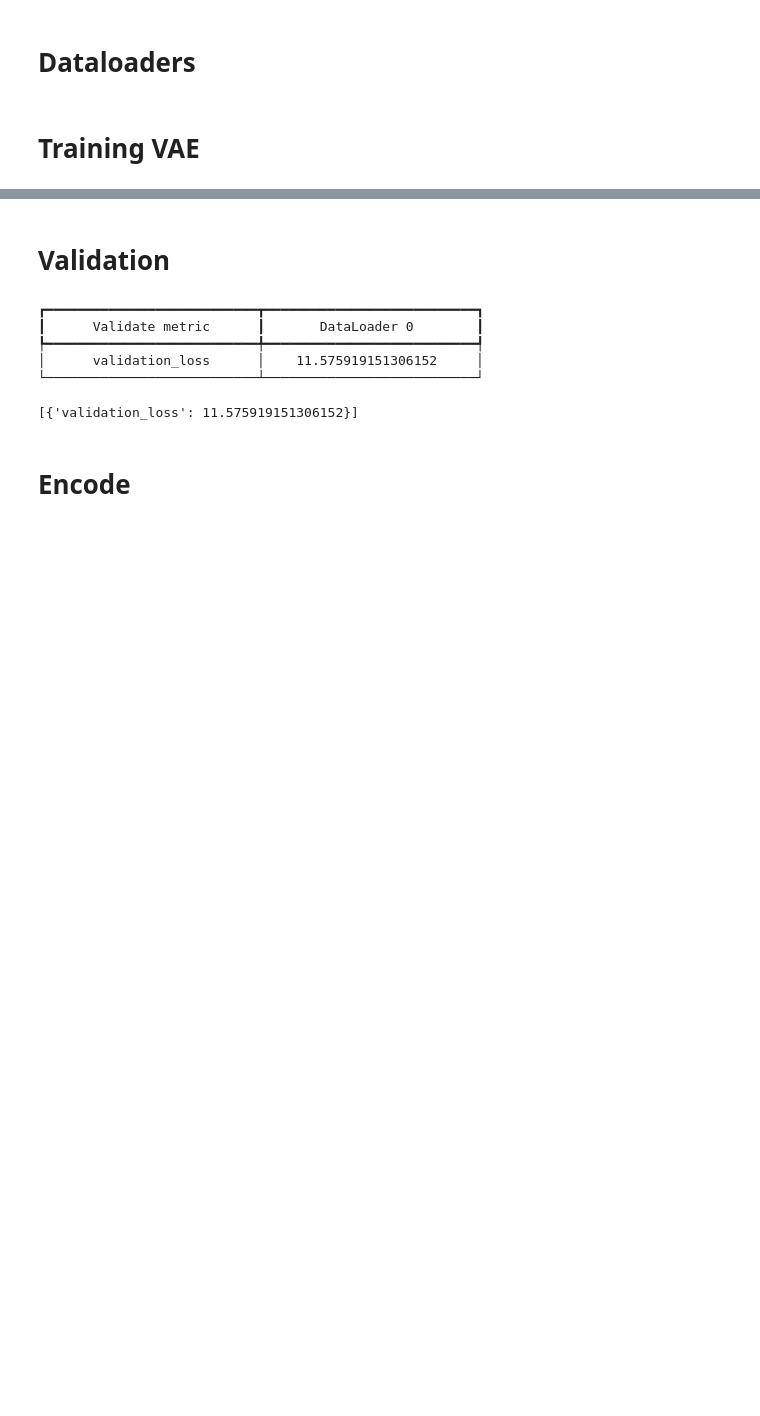
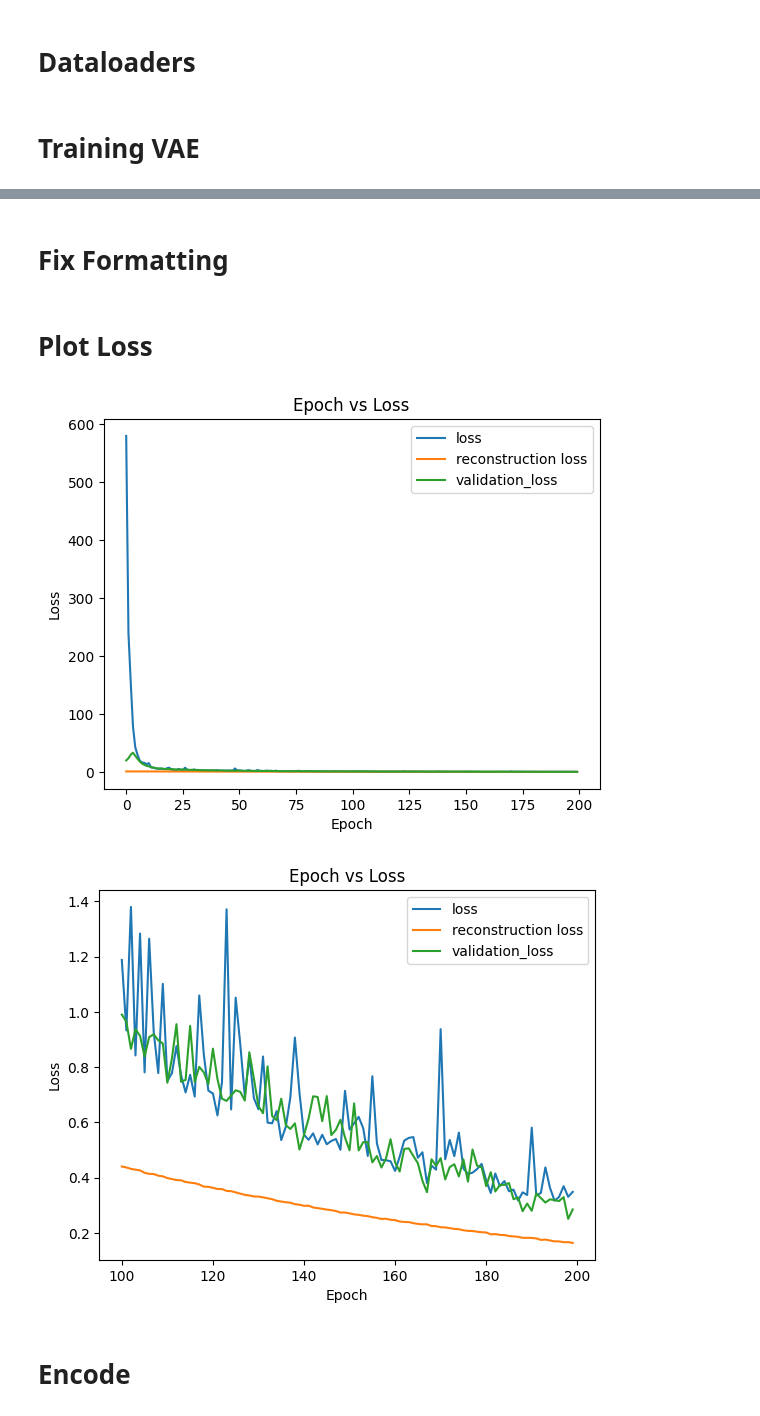
Before and after one commit to AlexanderFastner/Protein-Embeddings-to-Phylogenies, a Jupyter notebook: VAE.ipynb, the cells around one changed output, grey strips where cells are left out. Drawn from its saved outputs; the diff is of its cells as text; code cells hidden in the pictures; blank space fills up the shorter version.

```diff
--- a/VAE.ipynb
+++ b/VAE.ipynb
@@ -125,14 +120,72 @@ To enable them in other operations, rebuild TensorFlow with the appropriate comp
 # %% [markdown]
-# Validation
+# Fix Formatting
 # %%
-trainer.validate(vae, val_dataloader)
+def find_largest_number(root_dir):
+    largest_number = 0
+    for subdir, dirs, files in os.walk(root_dir):
+        for dir_name in dirs:
+            match = re.search(r'\d+', dir_name)
+            if match:
+                current_number = int(match.group())
+                if current_number > largest_number:
+                    largest_number = current_number
+    return largest_number
+
+largest_num = find_largest_number("./lightning_logs")
+
+#Fix formatting
+with open('lightning_logs/version_' + str(largest_num) + '/metrics.csv', 'r') as file:
+    reader = csv.reader(file)
+    rows = list(reader)
+
+combined_rows = []
+header_row = ['train_loss','reconstruction_loss','kl_loss','epoch','step','validation_loss']
+
+combined_rows.append(header_row)
+for i in range(1, len(rows) -1, 2):
+    train_loss = rows[i][0]
+    reconstruction_loss = rows[i][1]
+    kl_loss = rows[i][2]
+    epoch = rows[i+1][3]
+    step = rows[i+1][4]
+    validation_loss = rows[i+1][5]
+    combined_rows.append([train_loss,reconstruction_loss,kl_loss,epoch,step,validation_loss])
+
+with open('lightning_logs/version_' + str(largest_num) + '/new_metrics.csv', 'w', newline = "") as file:
+    writer = csv.writer(file)
+    writer.writerows(combined_rows)
-# %% [output]
-┏━━━━━━━━━━━━━━━━━━━━━━━━━━━┳━━━━━━━━━━━━━━━━━━━━━━━━━━━┓
-┃      Validate metric      ┃       DataLoader 0        ┃
-┡━━━━━━━━━━━━━━━━━━━━━━━━━━━╇━━━━━━━━━━━━━━━━━━━━━━━━━━━┩
-│      validation_loss      │    11.575919151306152     │
-└───────────────────────────┴───────────────────────────┘
-[{'validation_loss': 11.575919151306152}]
+# %% [markdown]
+# Plot Loss
+# %%
+#Plot
+# read csv file
+df = pd.read_csv('lightning_logs/version_' + str(largest_num) + '/new_metrics.csv')
+
+df1 = df[df['epoch'] >= 100]
+
+# plot 0
+plt.plot('epoch', 'train_loss', data=df)
+plt.plot('epoch', 'reconstruction_loss', data=df)
+plt.plot('epoch', 'validation_loss', data=df)
+plt.title('Epoch vs Loss')
+plt.xlabel('Epoch')
+plt.ylabel('Loss')
+plt.legend(['loss', 'reconstruction loss', 'validation_loss'], loc='upper right')
+plt.show()
+
+
+# plot 1
+plt.plot('epoch', 'train_loss', data=df1)
+plt.plot('epoch', 'reconstruction_loss', data=df1)
+plt.plot('epoch', 'validation_loss', data=df1)
+plt.title('Epoch vs Loss')
+plt.xlabel('Epoch')
+plt.ylabel('Loss')
+plt.legend(['loss', 'reconstruction loss', 'validation_loss'], loc='upper right')
+plt.show()
+# %% [output]
+[figure, added]
+[figure, added]
 # %% [markdown]
 # Encode
 # %%
```
Also changed, not shown: parts of 6 cells of this notebook, 32 other files.
